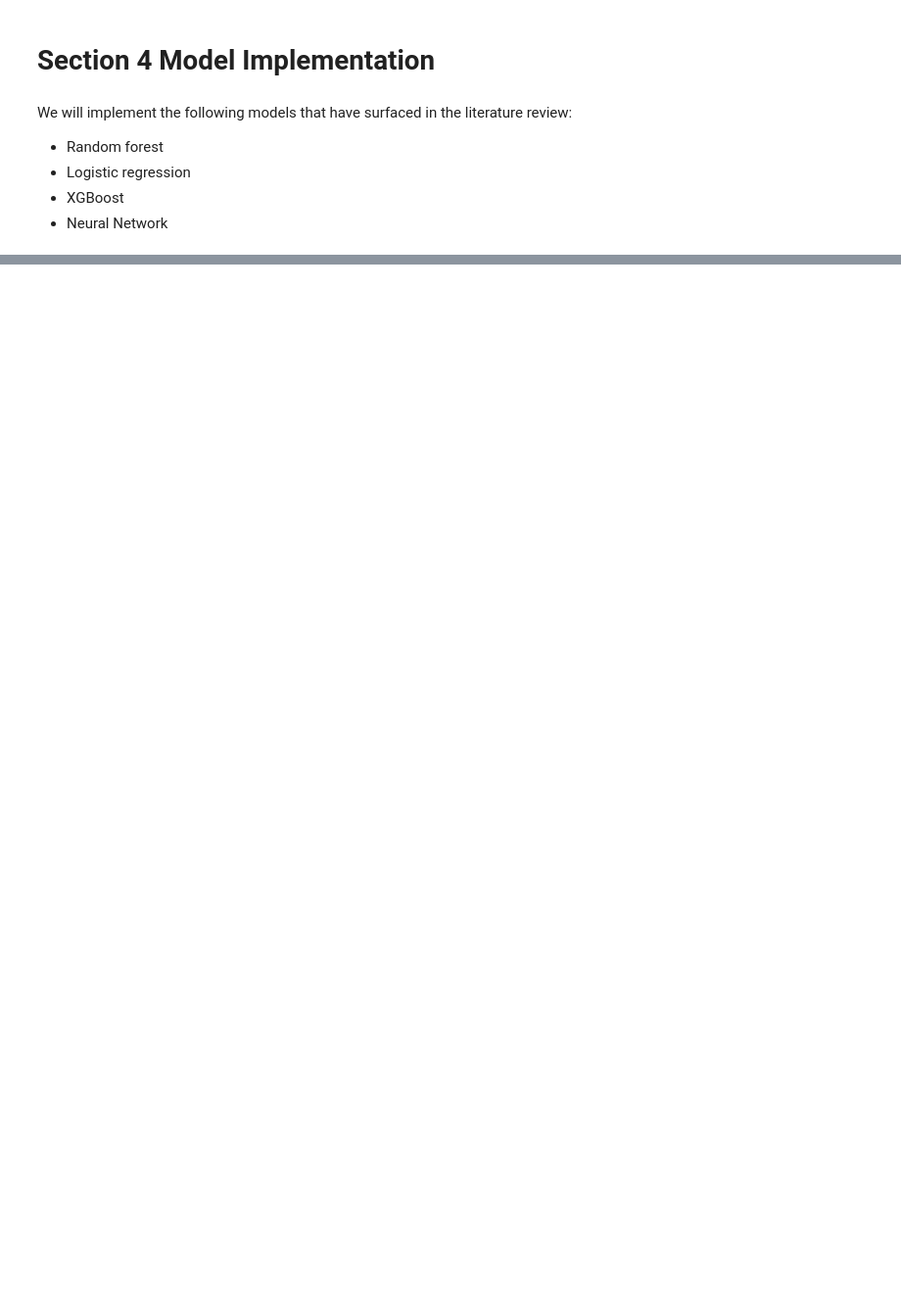
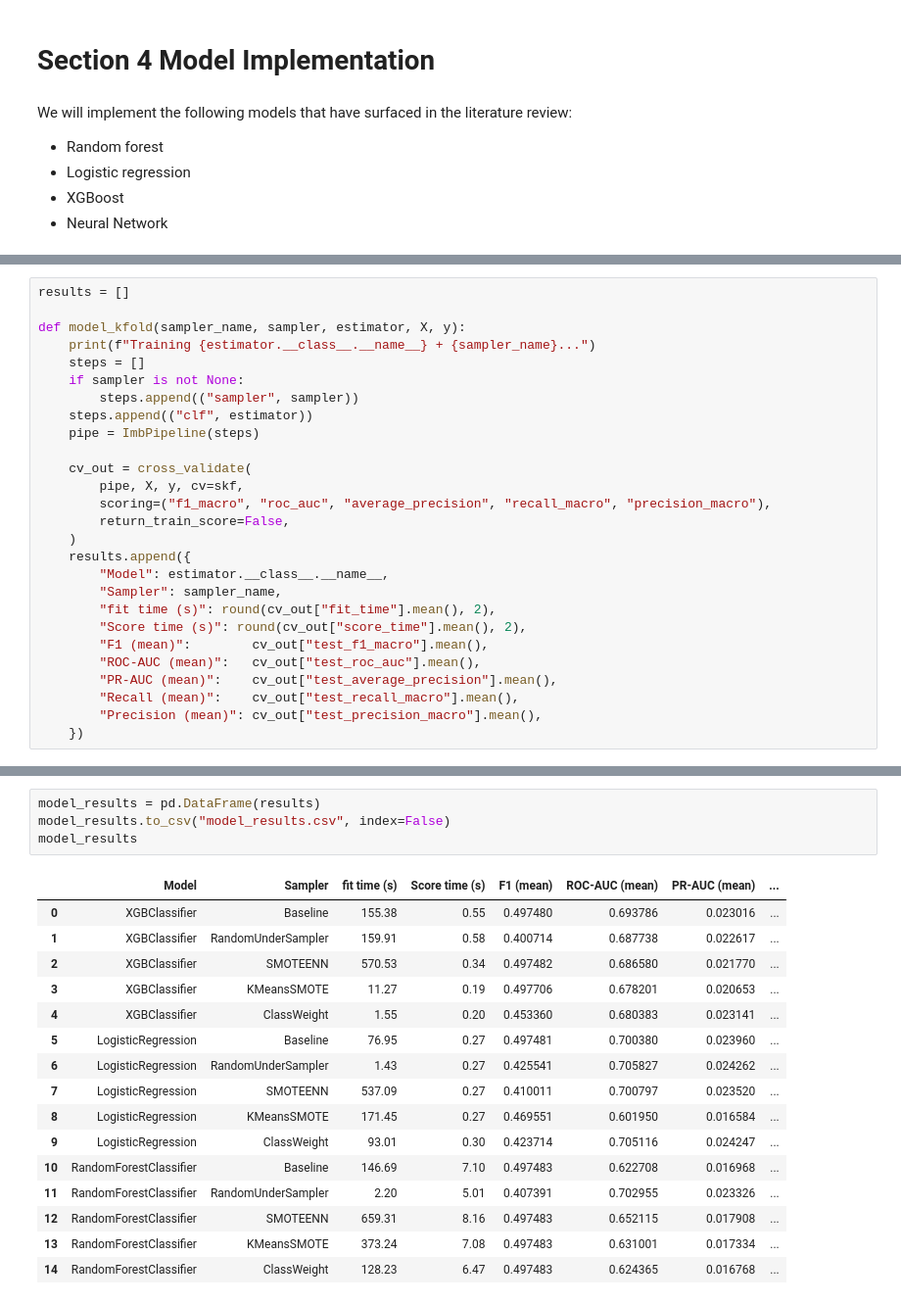
Before and after one commit to TimAngevare/Adversarial-Attacks-on-Class-Imbalanced-Lending-Default-Models, a Jupyter notebook: Advesarial_attacks.ipynb, the cells around one changed output, grey strips where cells are left out. Shown at 98% size. Cells and saved outputs as stored; diff of their text form; blank space fills up the shorter version.

Commit message:
Small improvements and model execution

```diff
--- a/Advesarial_attacks.ipynb
+++ b/Advesarial_attacks.ipynb
@@ -667,0 +641,27 @@ def model(method, x_train, y_train, x_test, y_test):
+# %%
+results = []
+
+def model_kfold(sampler_name, sampler, estimator, X, y):
+    print(f"Training {estimator.__class__.__name__} + {sampler_name}...")
+    steps = []
+    if sampler is not None:
+        steps.append(("sampler", sampler))
+    steps.append(("clf", estimator))
+    pipe = ImbPipeline(steps)
+
+    cv_out = cross_validate(
+        pipe, X, y, cv=skf,
+        scoring=("f1_macro", "roc_auc", "average_precision", "recall_macro", "precision_macro"),
+        return_train_score=False,
+    )
+    results.append({
+        "Model": estimator.__class__.__name__,
+        "Sampler": sampler_name,
+        "fit time (s)": round(cv_out["fit_time"].mean(), 2),
+        "Score time (s)": round(cv_out["score_time"].mean(), 2),
+        "F1 (mean)":        cv_out["test_f1_macro"].mean(),
+        "ROC-AUC (mean)":   cv_out["test_roc_auc"].mean(),
+        "PR-AUC (mean)":    cv_out["test_average_precision"].mean(),
+        "Recall (mean)":    cv_out["test_recall_macro"].mean(),
+        "Precision (mean)": cv_out["test_precision_macro"].mean(),
+    })
@@ -676,0 +786,21 @@ model(random_forest, X_train, y_train, X_test, y_test)
+# %%
+model_results = pd.DataFrame(results)
+model_results.to_csv("model_results.csv", index=False)
+model_results
+# %% [output]
+|  | Model | Sampler | fit time (s) | Score time (s) | F1 (mean) | ROC-AUC (mean) | PR-AUC (mean) | ... |
+| 0 | XGBClassifier | Baseline | 155.38 | 0.55 | 0.497480 | 0.693786 | 0.023016 | ... |
+| 1 | XGBClassifier | RandomUnderSampler | 159.91 | 0.58 | 0.400714 | 0.687738 | 0.022617 | ... |
+| 2 | XGBClassifier | SMOTEENN | 570.53 | 0.34 | 0.497482 | 0.686580 | 0.021770 | ... |
+| 3 | XGBClassifier | KMeansSMOTE | 11.27 | 0.19 | 0.497706 | 0.678201 | 0.020653 | ... |
+| 4 | XGBClassifier | ClassWeight | 1.55 | 0.20 | 0.453360 | 0.680383 | 0.023141 | ... |
+| 5 | LogisticRegression | Baseline | 76.95 | 0.27 | 0.497481 | 0.700380 | 0.023960 | ... |
+| 6 | LogisticRegression | RandomUnderSampler | 1.43 | 0.27 | 0.425541 | 0.705827 | 0.024262 | ... |
+| 7 | LogisticRegression | SMOTEENN | 537.09 | 0.27 | 0.410011 | 0.700797 | 0.023520 | ... |
+| 8 | LogisticRegression | KMeansSMOTE | 171.45 | 0.27 | 0.469551 | 0.601950 | 0.016584 | ... |
+| 9 | LogisticRegression | ClassWeight | 93.01 | 0.30 | 0.423714 | 0.705116 | 0.024247 | ... |
+| 10 | RandomForestClassifier | Baseline | 146.69 | 7.10 | 0.497483 | 0.622708 | 0.016968 | ... |
+| 11 | RandomForestClassifier | RandomUnderSampler | 2.20 | 5.01 | 0.407391 | 0.702955 | 0.023326 | ... |
+| 12 | RandomForestClassifier | SMOTEENN | 659.31 | 8.16 | 0.497483 | 0.652115 | 0.017908 | ... |
+| 13 | RandomForestClassifier | KMeansSMOTE | 373.24 | 7.08 | 0.497483 | 0.631001 | 0.017334 | ... |
+| 14 | RandomForestClassifier | ClassWeight | 128.23 | 6.47 | 0.497483 | 0.624365 | 0.016768 | ... |
```
Also changed, not shown: parts of 43 cells of this notebook.
